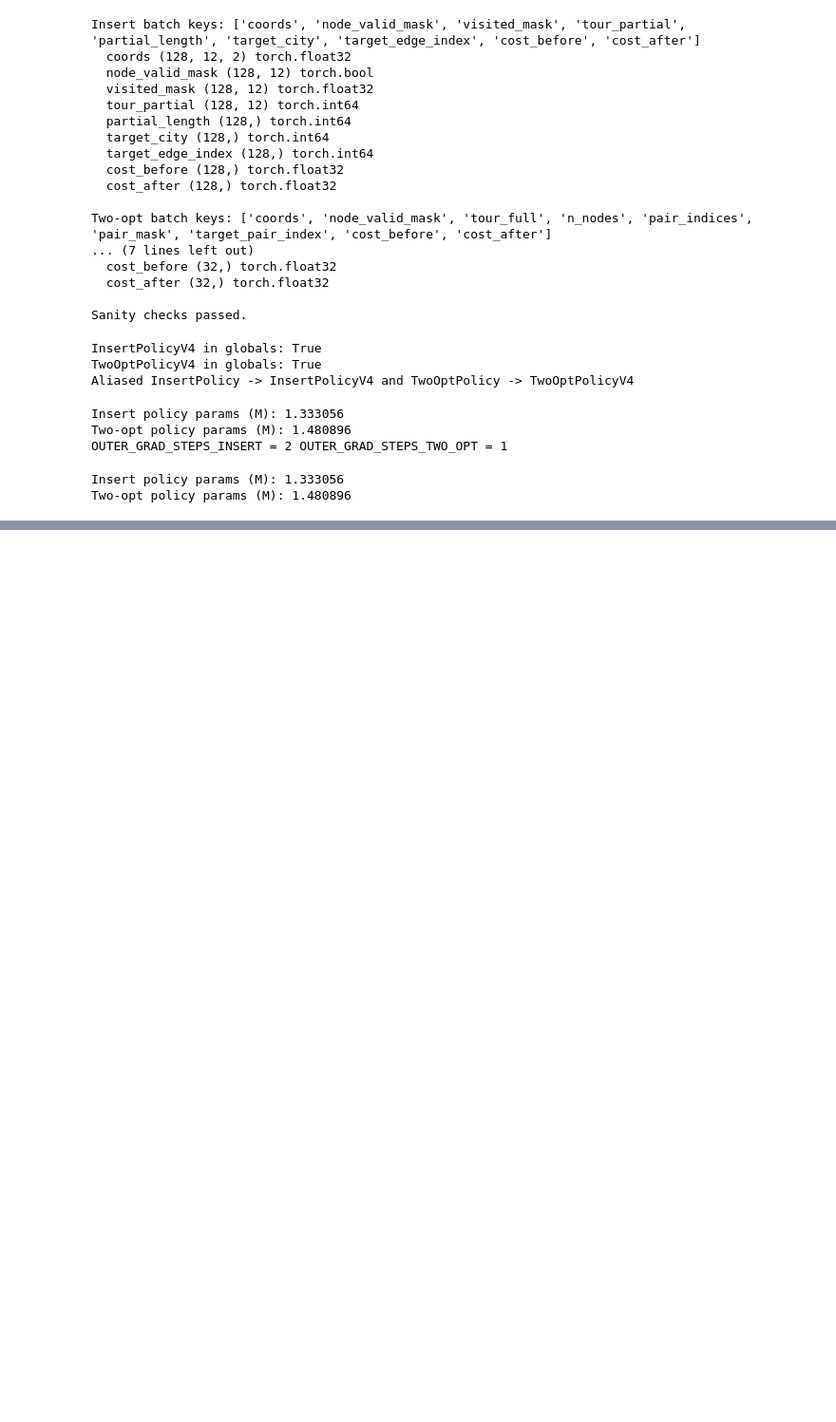
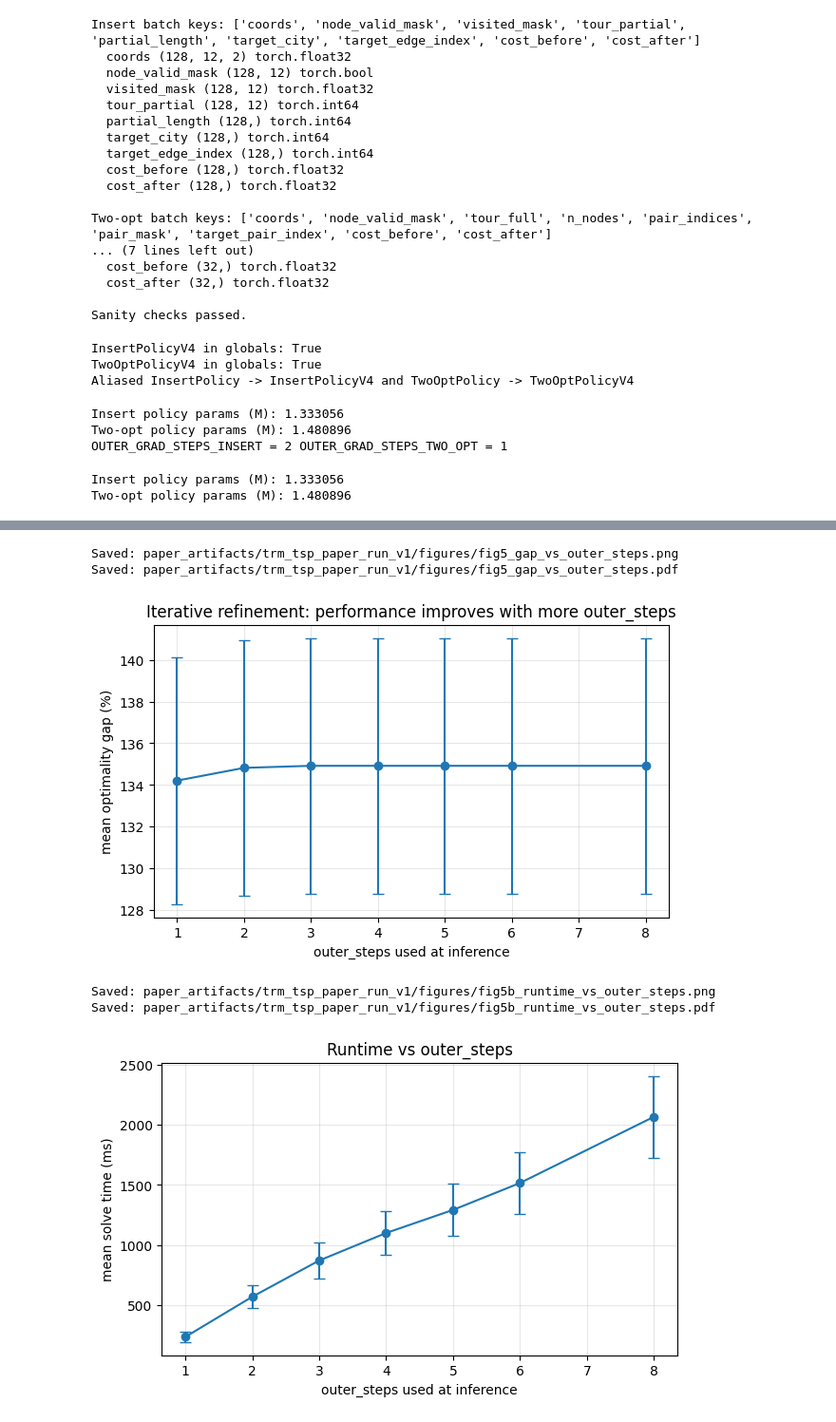
Before and after one commit to mantzaris/ExploreTinyRM, a Jupyter notebook: Alex/TSP_HARD.ipynb, the cells around one changed output, grey strips where cells are left out. Shown: that part at 95% size. Saved outputs shown, nothing was run; the diff lists cells and outputs as text; code cells hidden in the pictures; blank space fills up the shorter version.

```diff
--- a/Alex/TSP_HARD.ipynb
+++ b/Alex/TSP_HARD.ipynb
@@ -4397,0 +2573,41 @@ Train two_opt: 1516 Val two_opt: 368
+# %%
+# Figure 5: gap vs outer_steps (with 95% CI)
+plt.figure(figsize=(7, 4))
+plt.errorbar(
+    outer_steps_curve_table["outer_steps"],
+    outer_steps_curve_table["mean_gap_percent"],
+    yerr=outer_steps_curve_table["ci95_gap_percent"],
+    marker="o",
+    capsize=4,
+)
+plt.xlabel("outer_steps used at inference")
+plt.ylabel("mean optimality gap (%)")
+plt.title("Iterative refinement: performance improves with more outer_steps")
+plt.grid(True, alpha=0.3)
+
+save_figure_both_png_and_pdf(FIGURES_DIR / "fig5_gap_vs_outer_steps")
+plt.show()
+
+# runtime curve
+plt.figure(figsize=(7, 4))
+plt.errorbar(
+    outer_steps_curve_table["outer_steps"],
+    outer_steps_curve_table["mean_solve_time_ms"],
+    yerr=outer_steps_curve_table["ci95_solve_time_ms"],
+    marker="o",
+    capsize=4,
+)
+plt.xlabel("outer_steps used at inference")
+plt.ylabel("mean solve time (ms)")
+plt.title("Runtime vs outer_steps")
+plt.grid(True, alpha=0.3)
+
+save_figure_both_png_and_pdf(FIGURES_DIR / "fig5b_runtime_vs_outer_steps")
+plt.show()
+# %% [output]
+Saved: paper_artifacts/trm_tsp_paper_run_v1/figures/fig5_gap_vs_outer_steps.png
+Saved: paper_artifacts/trm_tsp_paper_run_v1/figures/fig5_gap_vs_outer_steps.pdf
+[figure, added]
+Saved: paper_artifacts/trm_tsp_paper_run_v1/figures/fig5b_runtime_vs_outer_steps.png
+Saved: paper_artifacts/trm_tsp_paper_run_v1/figures/fig5b_runtime_vs_outer_steps.pdf
+[figure, added]
```
Also changed, not shown: parts of 82 cells of this notebook, 21 other files.
